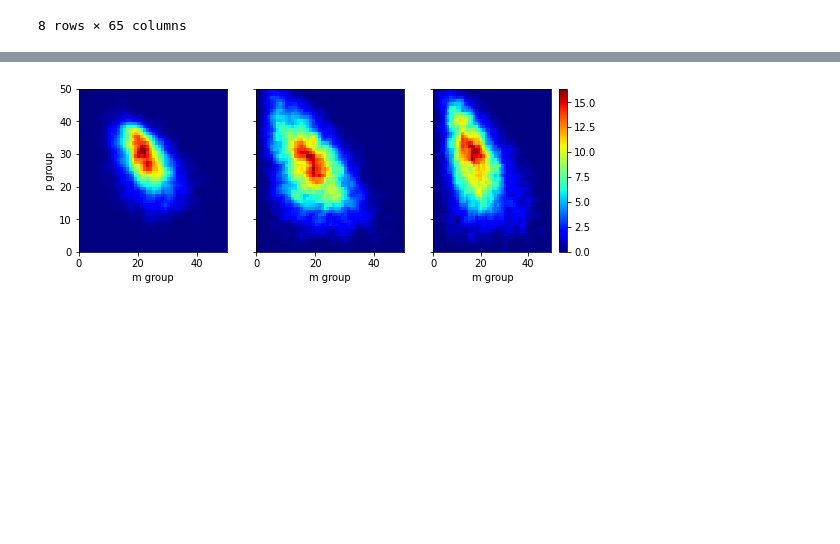
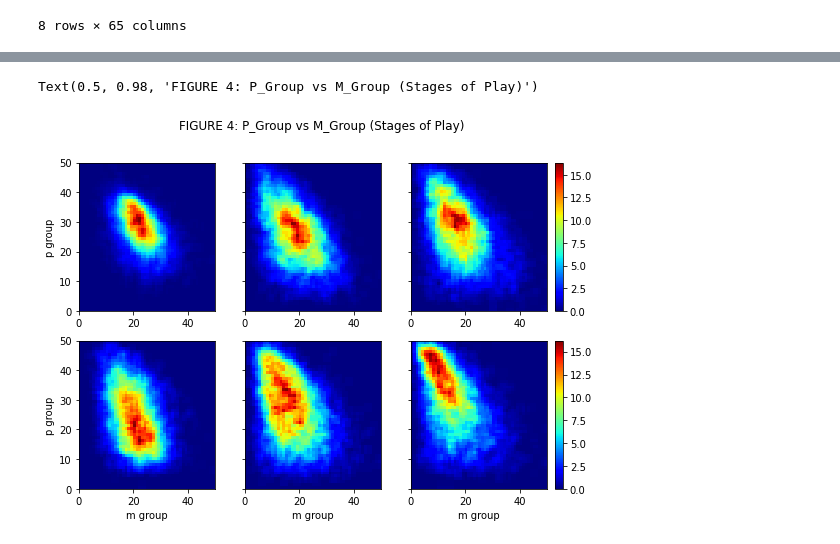
Before and after one commit to sskett/cosc301, a Jupyter notebook: density_plots.ipynb, the cells around one changed output, grey strips where cells are left out. Cells and saved outputs as stored; diff of their text form; code cells hidden in the pictures; blank space fills up the shorter version.

```diff
--- a/density_plots.ipynb
+++ b/density_plots.ipynb
@@ -124,4 +122,6 @@ def draw_prob_density(x_series, y_series, x_bins, y_bins, ax, xlab=None, ylab=No
         plt.colorbar(c, ax=ax)
     else:
         ax.pcolor(smoothing_grid, cmap='jet')
+# %%
+fig_height = 3
 # %%
@@ -148,9 +163,15 @@ draw_prob_density(play_df['offense_a_play'], play_df['offense_p_play'], 60, 50,
 # %%
-fig, axs = plt.subplots(1, 3, sharey=True, figsize=(9, 3), gridspec_kw={'width_ratios': [1, 1, 1]})
+fig, axs = plt.subplots(2, 3, sharey=True, figsize=(3 * fig_height, fig_height * 2), gridspec_kw={'width_ratios': [1, 1, 1.25]})
 
-draw_prob_density(play_df['offense_m_to_throw'], play_df['offense_p_to_throw'], 50, 50, axs[0], 'm group', 'p group', cbar=False)
-draw_prob_density(play_df['offense_m_to_arrived'], play_df['offense_p_to_arrived'], 50, 50, axs[1], 'm group', cbar=False)
-draw_prob_density(play_df['offense_m_to_end'], play_df['offense_p_to_end'], 50, 50, axs[2], 'm group')
+draw_prob_density(play_df['offense_m_to_throw'], play_df['offense_p_to_throw'], 50, 50, axs[0][0], ylab='p group', cbar=False)
+draw_prob_density(play_df['offense_m_to_arrived'], play_df['offense_p_to_arrived'], 50, 50, axs[0][1], cbar=False)
+draw_prob_density(play_df['offense_m_to_end'], play_df['offense_p_to_end'], 50, 50, axs[0][2])
+draw_prob_density(play_df['defense_m_to_throw'], play_df['defense_p_to_throw'], 50, 50, axs[1][0], 'm group', 'p group', cbar=False)
+draw_prob_density(play_df['defense_m_to_arrived'], play_df['defense_p_to_arrived'], 50, 50, axs[1][1], 'm group', cbar=False)
+draw_prob_density(play_df['defense_m_to_end'], play_df['defense_p_to_end'], 50, 50, axs[1][2], 'm group')
+
+fig.suptitle('FIGURE 4: P_Group vs M_Group (Stages of Play)')
 # %% [output]
+Text(0.5, 0.98, 'FIGURE 4: P_Group vs M_Group (Stages of Play)')
-[figure, old version]
+[figure, new version]
 # %%
```
Also changed, not shown: parts of 16 cells of this notebook.
